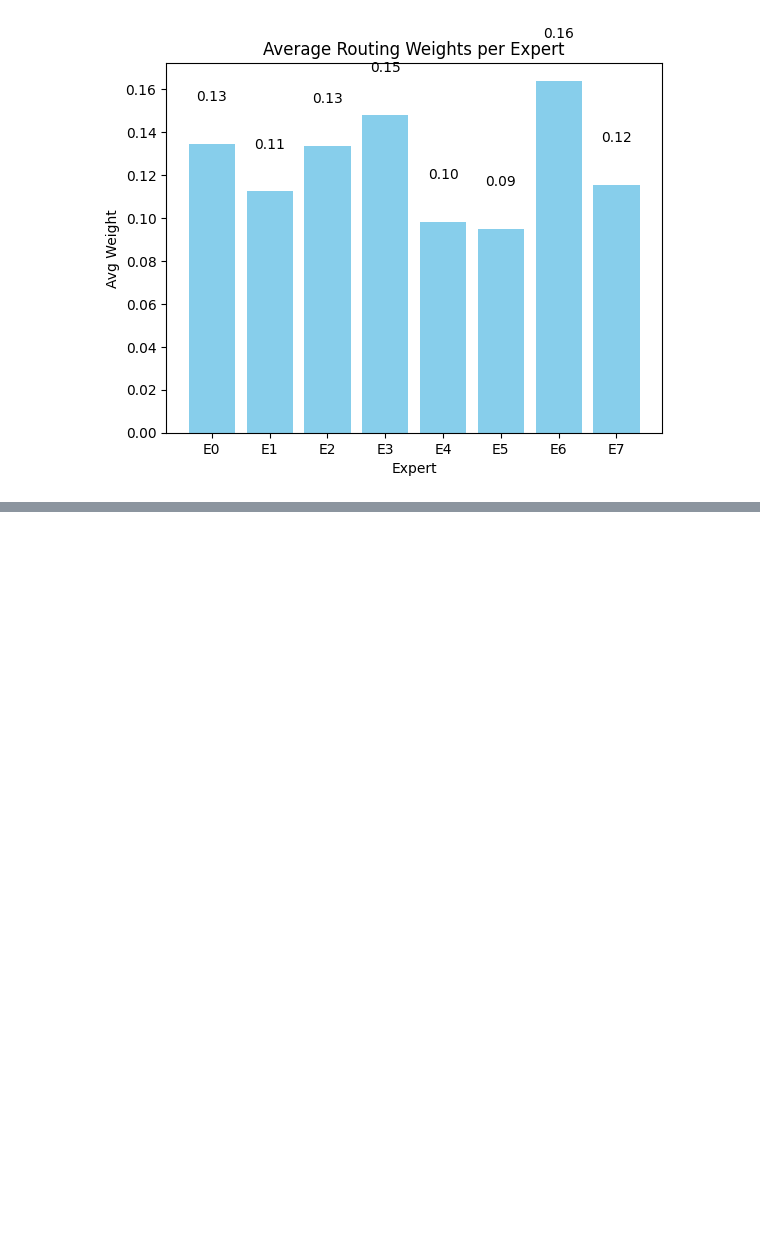
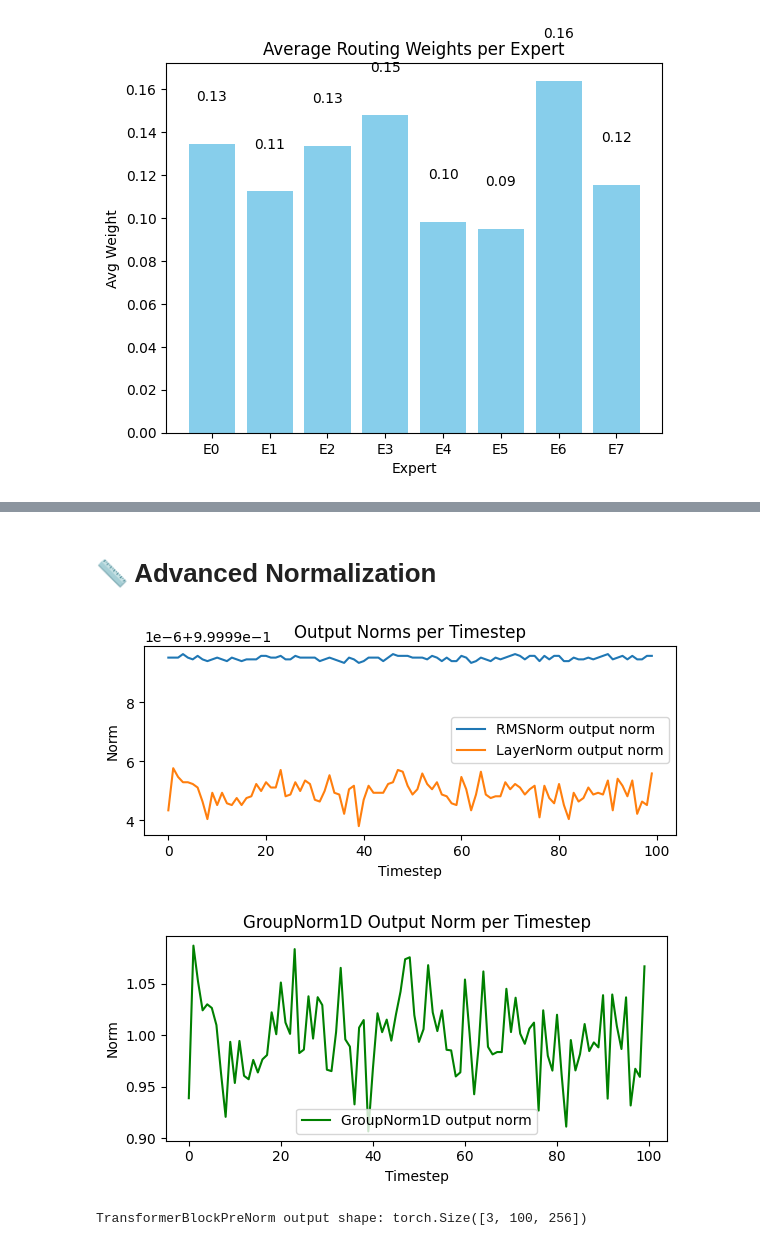
Before and after one commit to Gdisbar/Notes, a Jupyter notebook: LLM/Pytorch/Pytorch_Notes_1.ipynb, the cells around one changed output, grey strips where cells are left out. Drawn from its saved outputs; the diff is of its cells as text; code cells hidden in the pictures; blank space fills up the shorter version.

```diff
--- a/LLM/Pytorch/Pytorch_Notes_1.ipynb
+++ b/LLM/Pytorch/Pytorch_Notes_1.ipynb
@@ -1010,0 +1223,2 @@ MoELayer output shape:  torch.Size([3, 10, 32])
+# %% [markdown]
+# 📏 Advanced Normalization
@@ -1010,0 +1332,6 @@ MoELayer output shape:  torch.Size([3, 10, 32])
+# %%
+test_normalizations_and_transformer()
+# %% [output]
+[figure, added]
+[figure, added]
+TransformerBlockPreNorm output shape: torch.Size([3, 100, 256])
```
Also changed, not shown: parts of 8 cells of this notebook.
